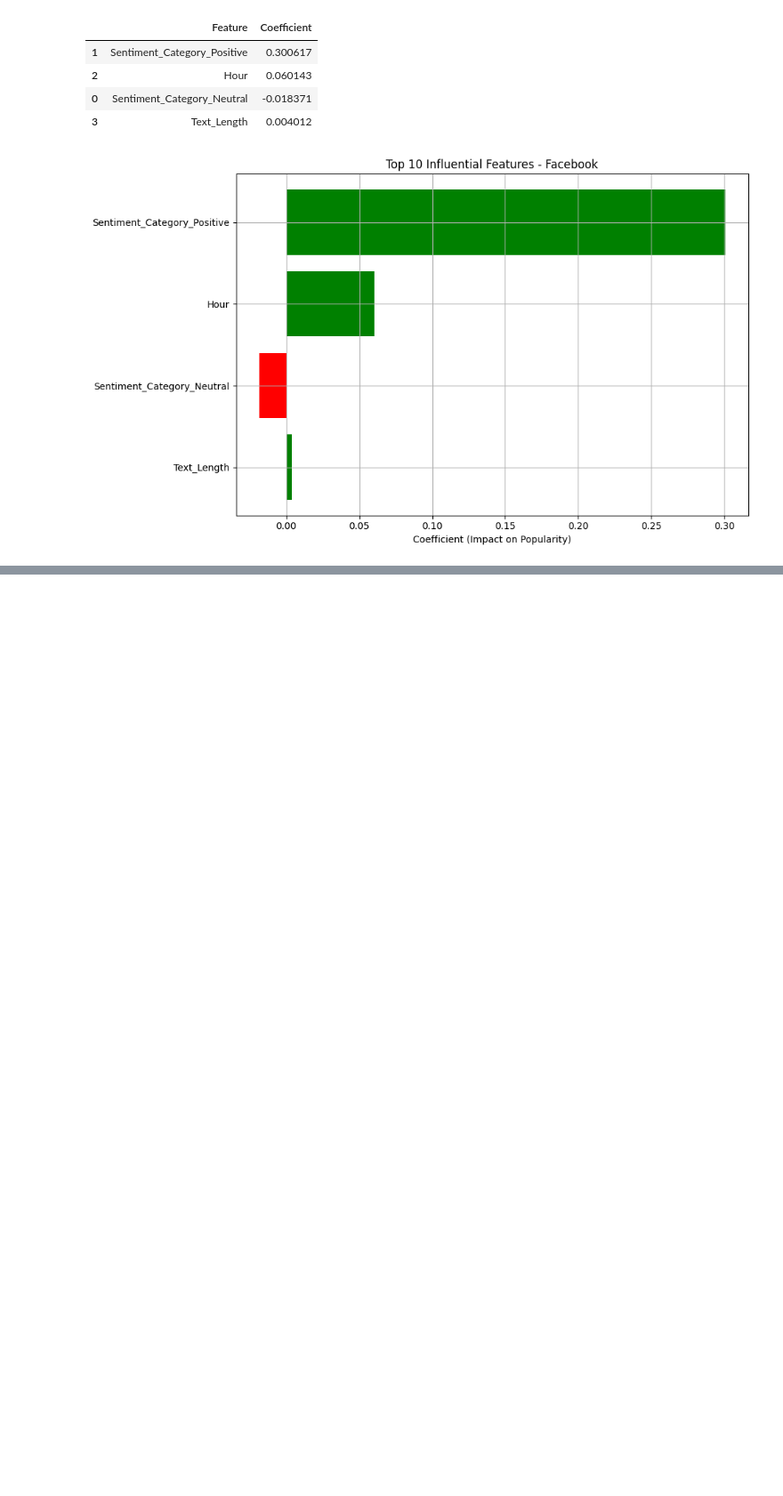
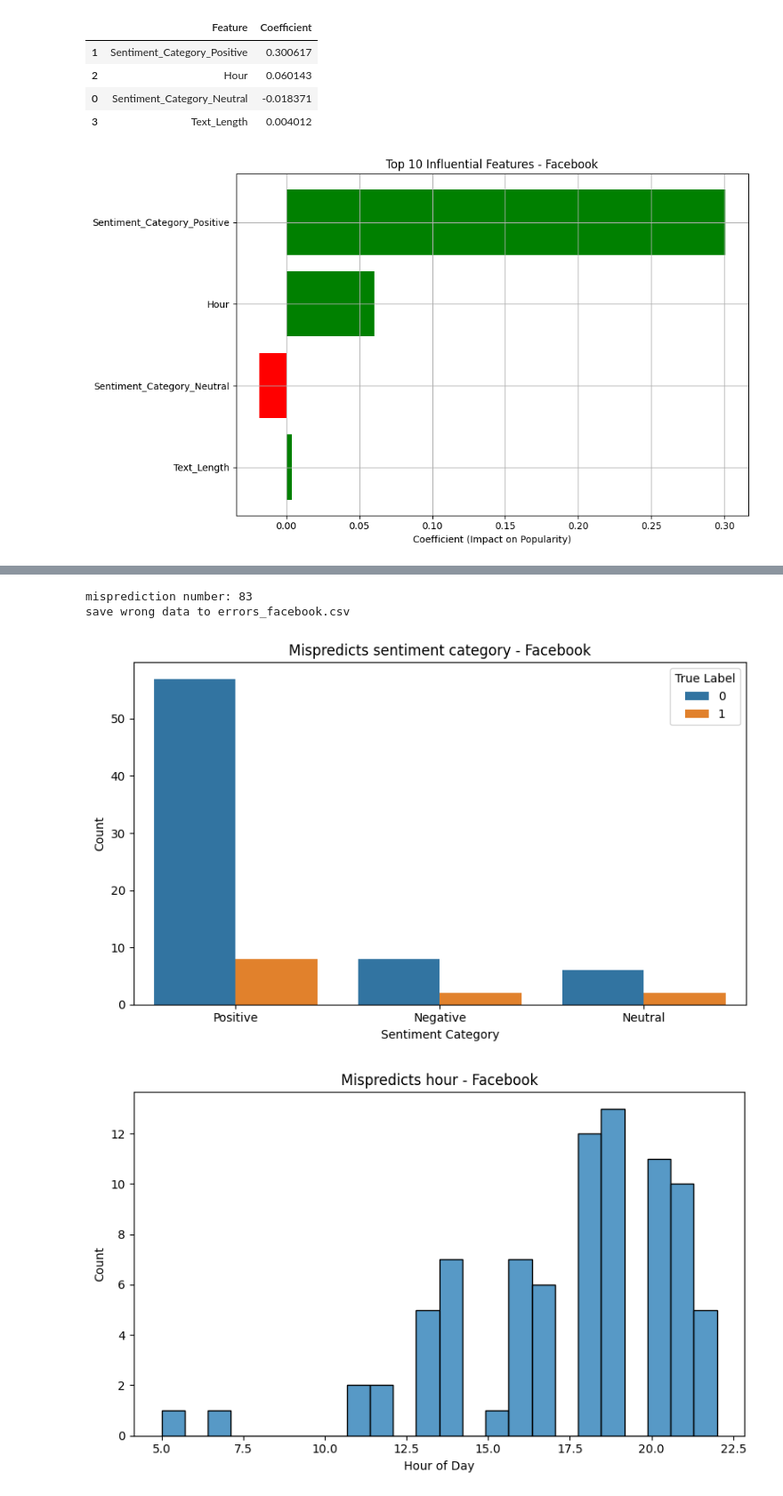
Before and after one commit to ansonczh/Data-Science-Bootcamp_InfSix_Group-project, a Jupyter notebook: model_interpretation.ipynb, the cells around one changed output, grey strips where cells are left out. Shown at 89% size. Saved outputs shown, nothing was run; the diff lists cells and outputs as text; code cells hidden in the pictures; blank space fills up the shorter version.

```diff
--- a/model_interpretation.ipynb
+++ b/model_interpretation.ipynb
@@ -126,0 +160,45 @@ FileNotFoundError: [Errno 2] No such file or directory: 'model_instagram.pkl'
+# %%
+df = pd.read_csv("df_platform_facebook.csv")  # ← 替换为实际数据路
+platform_name = "Facebook"
+df_platform = df[df['Platform'] == platform_name].copy()
+
+features = ['Sentiment_Category', 'Hour', 'Text_Length']
+target = 'Popular'
+X = df_platform[features]
+y_true = df_platform[target]
+
+model = joblib.load(f"model/Facebook.pkl")
+
+y_prob = model.predict_proba(X)[:, 1]
+y_pred = model.predict(X)
+df_platform['y_true'] = y_true
+df_platform['y_pred'] = y_pred
+df_platform['y_prob'] = y_prob
+
+df_wrong = df_platform[df_platform['y_true'] != df_platform['y_pred']]
+print(f"misprediction number: {len(df_wrong)}")
+
+df_wrong.to_csv(f"errors_{platform_name.lower()}.csv", index=False)
+print(f"save wrong data to errors_{platform_name.lower()}.csv")
+
+plt.figure(figsize=(8, 5))
+sns.countplot(x='Sentiment_Category', hue='y_true', data=df_wrong)
+plt.title(f'Mispredicts sentiment category - {platform_name}')
+plt.xlabel('Sentiment Category')
+plt.ylabel('Count')
+plt.legend(title='True Label')
+plt.tight_layout()
+plt.show()
+
+plt.figure(figsize=(8, 5))
+sns.histplot(df_wrong['Hour'], bins=24, kde=False)
+plt.title(f'Mispredicts hour - {platform_name}')
+plt.xlabel('Hour of Day')
+plt.ylabel('Count')
+plt.tight_layout()
+plt.show()
+# %% [output]
+misprediction number: 83
+save wrong data to errors_facebook.csv
+[figure, added]
+[figure, added]
```
Also changed, not shown: parts of 3 cells of this notebook.
